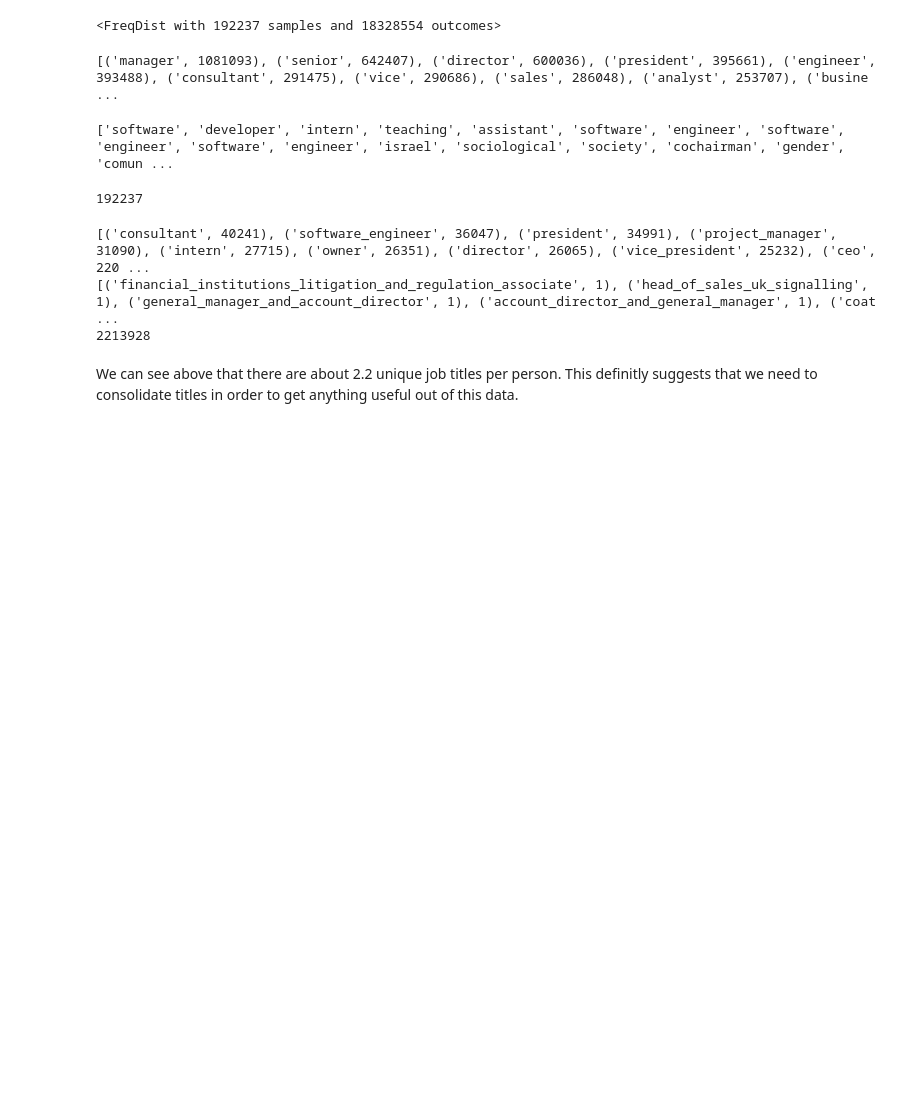
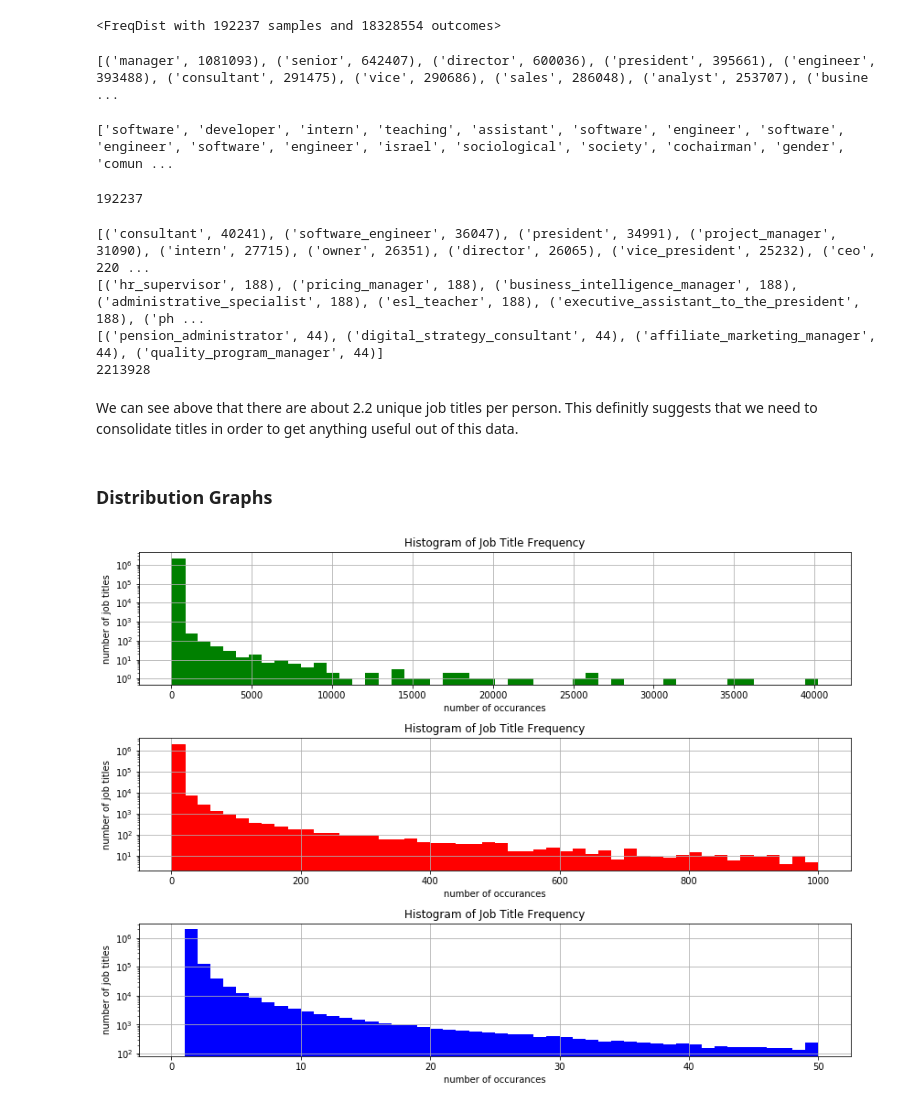
Before and after one commit to GColledge/CareerPathAnalysis, a Jupyter notebook: Notebooks/WordDistribution.ipynb, the cells around one changed output. Cells and saved outputs as stored; diff of their text form; code cells hidden in the pictures; blank space fills up the shorter version.

```diff
--- a/Notebooks/WordDistribution.ipynb
+++ b/Notebooks/WordDistribution.ipynb
@@ -66,11 +68,52 @@ with open(DataFilePath) as file:
     title_freq = sorted(title_freq.items(), key=lambda x: x[1], reverse=True)
 # %%
 print(title_freq[:10])
-print(title_freq[-10:])
+print(title_freq[1995:2004])
+print(title_freq[7998:8002])
 print(len(title_freq))
 # %% [output]
 [('consultant', 40241), ('software_engineer', 36047), ('president', 34991), ('project_manager', 31090), ('intern', 27715), ('owner', 26351), ('director', 26065), ('vice_president', 25232), ('ceo', 220 ...
-[('financial_institutions_litigation_and_regulation_associate', 1), ('head_of_sales_uk_signalling', 1), ('general_manager_and_account_director', 1), ('account_director_and_general_manager', 1), ('coat ...
+[('hr_supervisor', 188), ('pricing_manager', 188), ('business_intelligence_manager', 188), ('administrative_specialist', 188), ('esl_teacher', 188), ('executive_assistant_to_the_president', 188), ('ph ...
+[('pension_administrator', 44), ('digital_strategy_consultant', 44), ('affiliate_marketing_manager', 44), ('quality_program_manager', 44)]
 2213928
 # %% [markdown]
 We can see above that there are about 2.2 unique job titles per person. This definitly suggests that we need to consolidate titles in order to get anything useful out of this data.
+# %% [markdown]
+### Distribution Graphs
+# %%
+counts = []
+for each in title_freq:
+    counts.append(each[1])
+
+fig = plt.figure(1, figsize=(12, 9))
+
+plt.subplot(311)
+n, bins, patches = plt.hist(counts, 50, facecolor='g', log=True)
+plt.xlabel('number of occurances')
+plt.ylabel('number of job titles')
+plt.title('Histogram of Job Title Frequency')
+plt.grid(True)
+patches[0].set_color('g')
+
+plt.subplot(312)
+n, bins, patches = plt.hist(counts, 50, facecolor='r', log=True, range=(0,1000))
+plt.xlabel('number of occurances')
+plt.ylabel('number of job titles')
+plt.title('Histogram of Job Title Frequency')
+plt.grid(True)
+patches[0].set_color('r')
+
+
+
+plt.subplot(313)
+n, bins, patches = plt.hist(counts, 50, facecolor='b', log=True, range=(0,50))
+plt.xlabel('number of occurances')
+plt.ylabel('number of job titles')
+plt.title('Histogram of Job Title Frequency')
+plt.grid(True)
+
+fig.subplots_adjust(left=0.08, right=0.98, bottom=0.05, top=0.9,
+                    hspace=0.4, wspace=0.3)
+plt.show()
+# %% [output]
+[figure, added]
```
Also changed, not shown: parts of 1 cell of this notebook, 2 other files.
